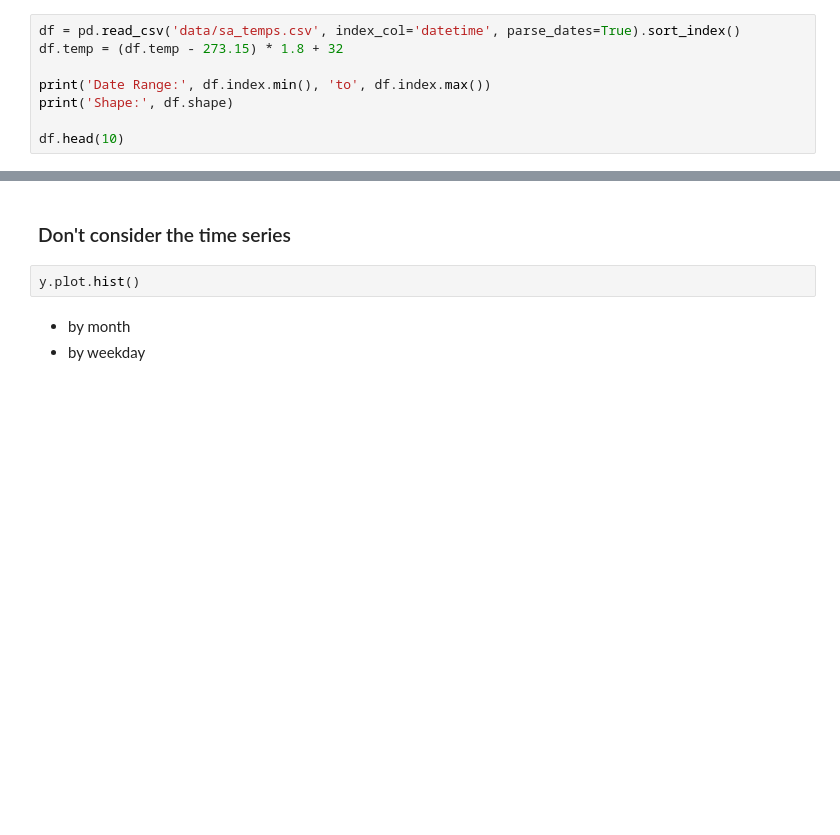
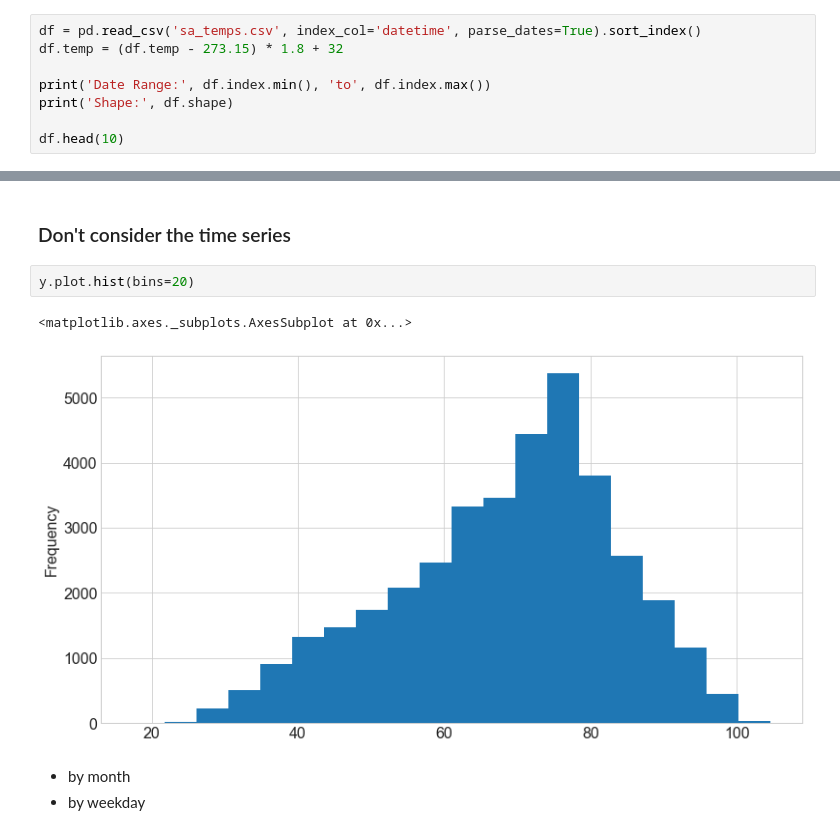
Before and after one commit to CodeupClassroom/darden-time-series-exercises, a Jupyter notebook: explore_lesson.ipynb, the cells around one changed output, grey strips where cells are left out. Saved outputs shown, nothing was run; the diff lists cells and outputs as text; blank space fills up the shorter version.

```diff
--- a/explore_lesson.ipynb
+++ b/explore_lesson.ipynb
@@ -16,7 +19,7 @@ plt.rc('figure', figsize=(13, 7))
 plt.style.use('seaborn-whitegrid')
 plt.rc('font', size=16)
 # %%
-df = pd.read_csv('data/sa_temps.csv', index_col='datetime', parse_dates=True).sort_index()
+df = pd.read_csv('sa_temps.csv', index_col='datetime', parse_dates=True).sort_index()
 df.temp = (df.temp - 273.15) * 1.8 + 32
 
 print('Date Range:', df.index.min(), 'to', df.index.max())
@@ -62,7 +111,10 @@ y.head()
 # %% [markdown]
 ### Don't consider the time series
 # %%
-y.plot.hist()
+y.plot.hist(bins=20)
+# %% [output]
+<matplotlib.axes._subplots.AxesSubplot at 0x...>
+[figure, added]
 # %% [markdown]
 - by month
 - by weekday
```
Also changed, not shown: parts of 56 cells of this notebook.
